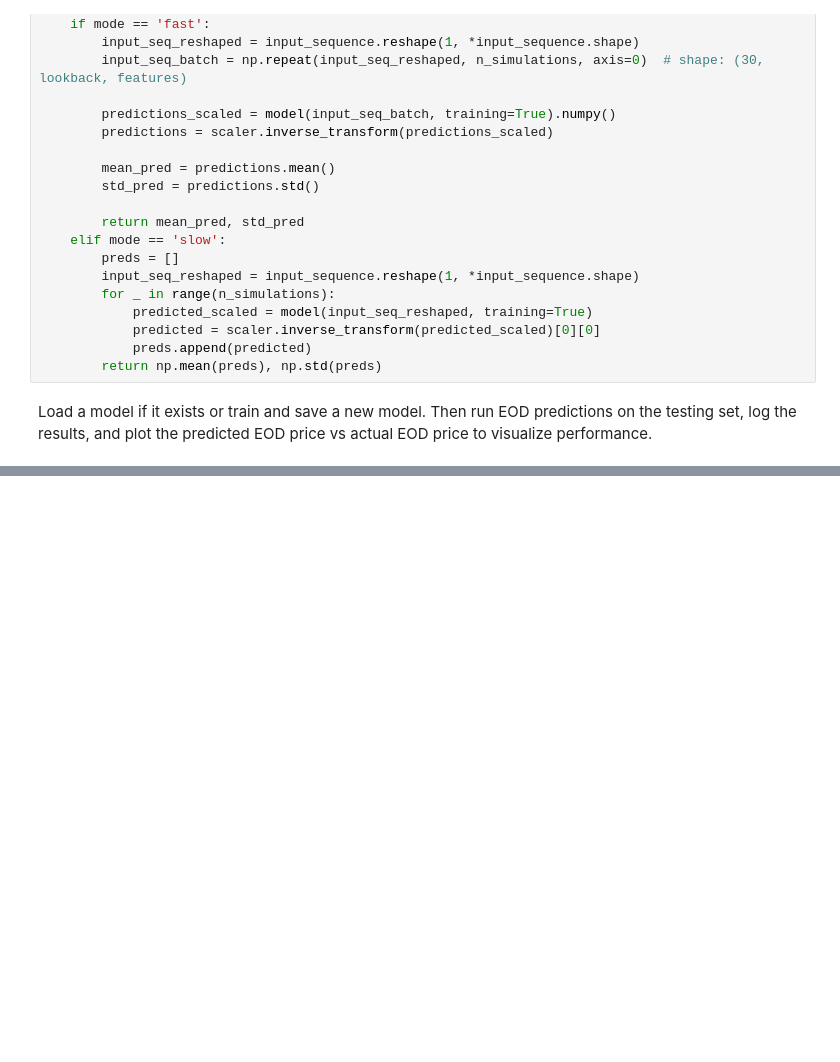
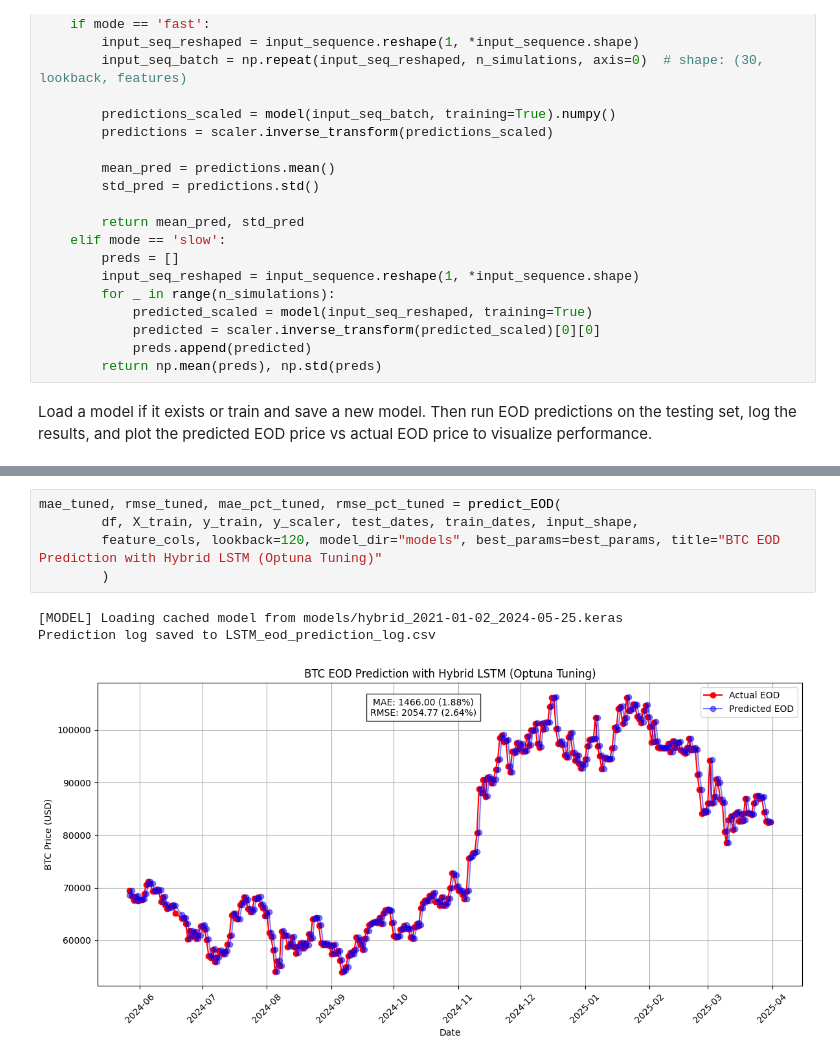
Before and after one commit to bobhampton/ML_Stock_Bot_with_Alpaca, a Jupyter notebook: Bob-LSTM.ipynb, the cells around one changed output, grey strips where cells are left out. Saved outputs shown, nothing was run; the diff lists cells and outputs as text; blank space fills up the shorter version.

```diff
--- a/Bob-LSTM.ipynb
+++ b/Bob-LSTM.ipynb
@@ -792,0 +804,9 @@ Epoch 5/100
+# %%
+mae_tuned, rmse_tuned, mae_pct_tuned, rmse_pct_tuned = predict_EOD(
+        df, X_train, y_train, y_scaler, test_dates, train_dates, input_shape,
+        feature_cols, lookback=120, model_dir="models", best_params=best_params, title="BTC EOD Prediction with Hybrid LSTM (Optuna Tuning)"
+        )
+# %% [output]
+[MODEL] Loading cached model from models/hybrid_2021-01-02_2024-05-25.keras
+Prediction log saved to LSTM_eod_prediction_log.csv
+[figure, added]
```
Also changed, not shown: parts of 10 cells of this notebook, 9 other files.
